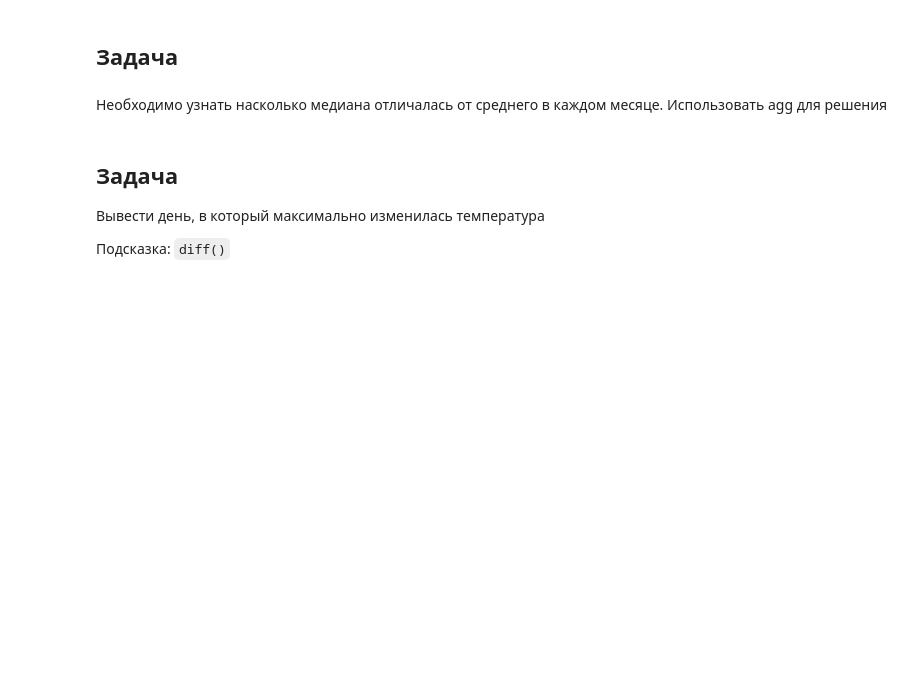
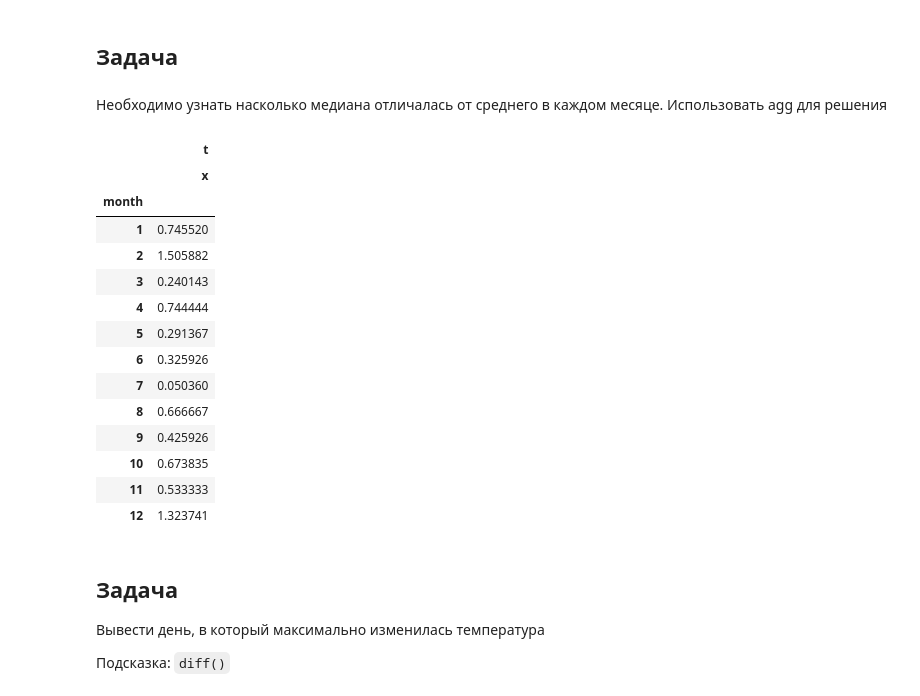
Before and after one commit to lizagrin/lizagrin_hse_ml, a Jupyter notebook: lesson_2/03-pandas-numpy-matplotlib.ipynb, the cells around one changed output. Drawn from its saved outputs; the diff is of its cells as text; code cells hidden in the pictures; blank space fills up the shorter version.

```diff
--- a/lesson_2/03-pandas-numpy-matplotlib.ipynb
+++ b/lesson_2/03-pandas-numpy-matplotlib.ipynb
@@ -872,6 +977,24 @@ df.to_csv('result.csv')
 ## Задача
 # %% [markdown]
 Необходимо узнать насколько медиана отличалась от среднего в каждом месяце. Использовать agg для решения
+# %%
+df.groupby('month').agg({'t': [('x', lambda x: abs(x.mean() - x.median()))]})
+# %% [output]
+|  | t |
+|  | x |
+| month |  |
+| 1 | 0.745520 |
+| 2 | 1.505882 |
+| 3 | 0.240143 |
+| 4 | 0.744444 |
+| 5 | 0.291367 |
+| 6 | 0.325926 |
+| 7 | 0.050360 |
+| 8 | 0.666667 |
+| 9 | 0.425926 |
+| 10 | 0.673835 |
+| 11 | 0.533333 |
+| 12 | 1.323741 |
 # %% [markdown]
 ## Задача
 
```
Also changed, not shown: parts of 75 cells of this notebook.
